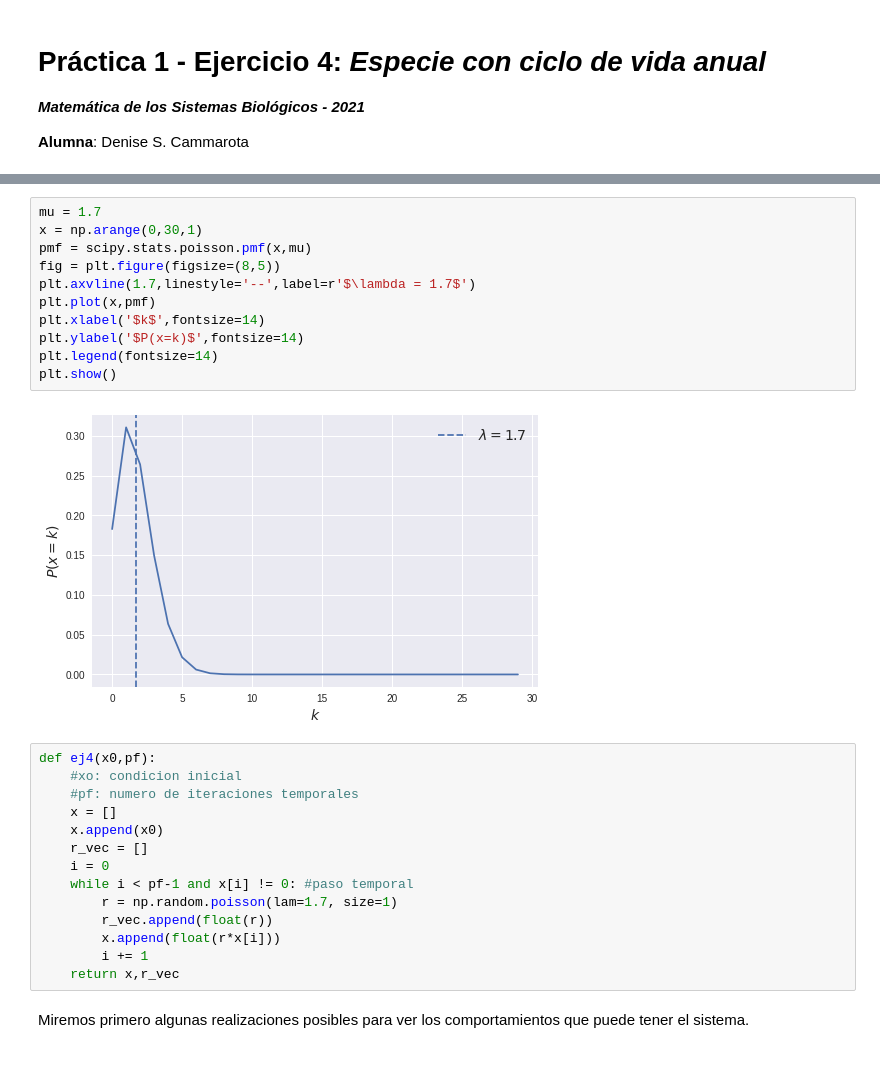
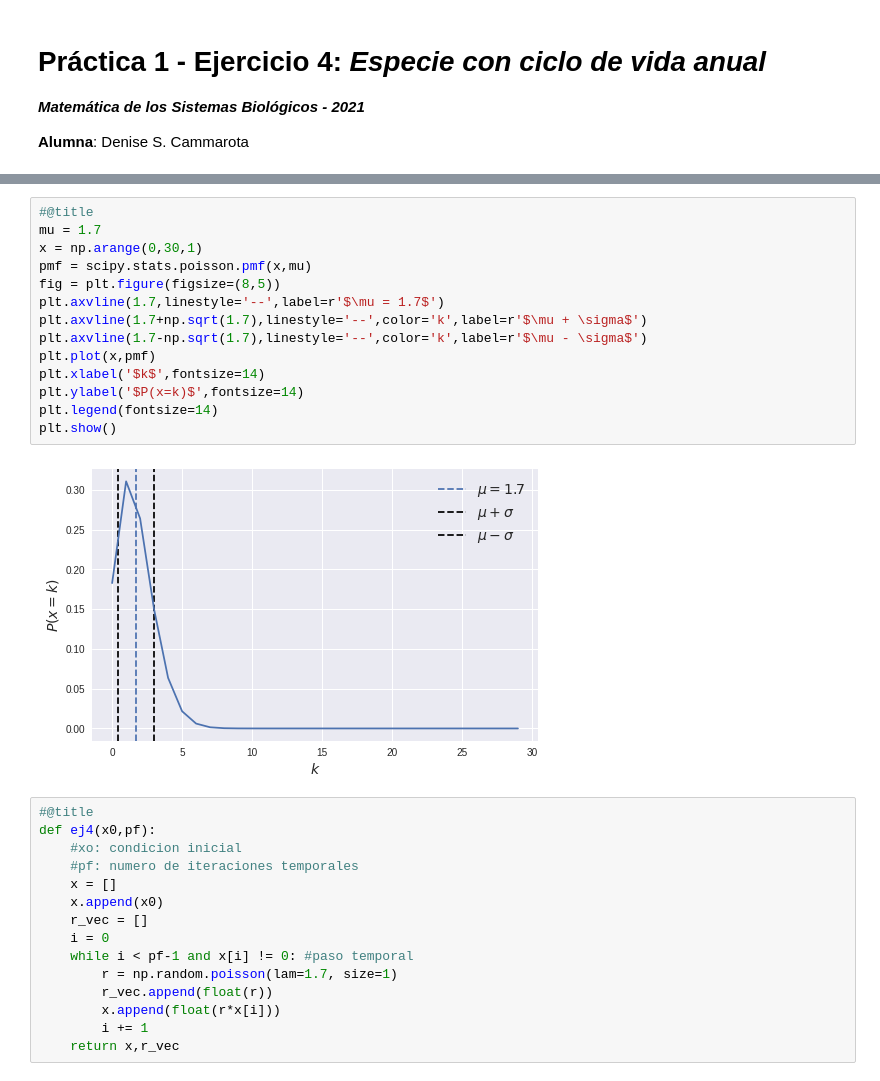
Before and after one commit to denisecammarota/matbio, a Jupyter notebook: tp1/P1_Ej4.ipynb, the cells around one changed output, grey strips where cells are left out. Saved outputs shown, nothing was run; the diff lists cells and outputs as text.

```diff
--- a/tp1/P1_Ej4.ipynb
+++ b/tp1/P1_Ej4.ipynb
@@ -16,17 +25,21 @@ Primero, graficaremos cómo es la distribución de Poisson de media $\mu = 1.7$
 # %%
+#@title
 mu = 1.7
 x = np.arange(0,30,1)
 pmf = scipy.stats.poisson.pmf(x,mu)
 fig = plt.figure(figsize=(8,5))
-plt.axvline(1.7,linestyle='--',label=r'$\lambda = 1.7$')
+plt.axvline(1.7,linestyle='--',label=r'$\mu = 1.7$')
+plt.axvline(1.7+np.sqrt(1.7),linestyle='--',color='k',label=r'$\mu + \sigma$')
+plt.axvline(1.7-np.sqrt(1.7),linestyle='--',color='k',label=r'$\mu - \sigma$')
 plt.plot(x,pmf)
 plt.xlabel('$k$',fontsize=14)
 plt.ylabel('$P(x=k)$',fontsize=14)
 plt.legend(fontsize=14)
 plt.show()
 # %% [output]
-[figure, old version]
+[figure, new version]
 # %%
+#@title
 def ej4(x0,pf):
     #xo: condicion inicial
     #pf: numero de iteraciones temporales
@@ -40,5 +53,3 @@ def ej4(x0,pf):
         x.append(float(r*x[i]))
         i += 1
     return x,r_vec
-# %% [markdown]
-Miremos primero algunas realizaciones posibles para ver los comportamientos que puede tener el sistema.
```
Also changed, not shown: parts of 14 cells of this notebook.
